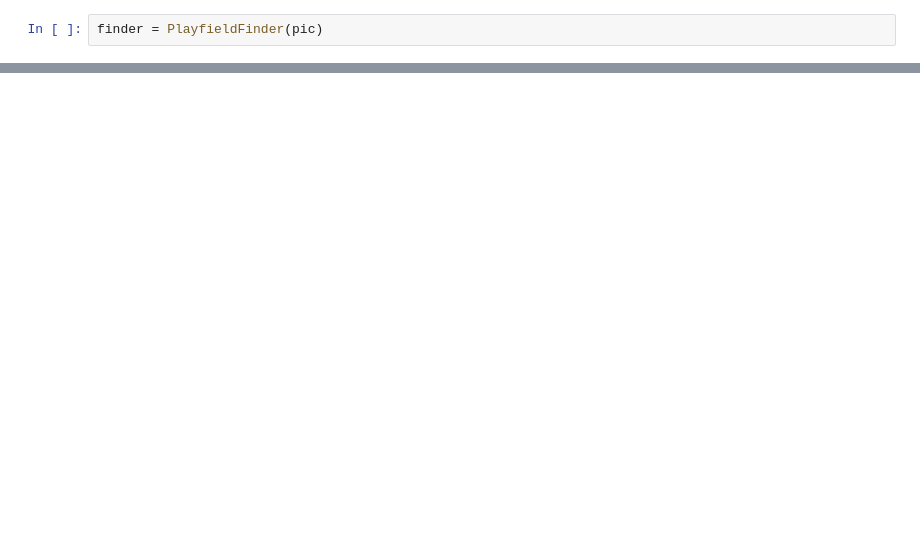
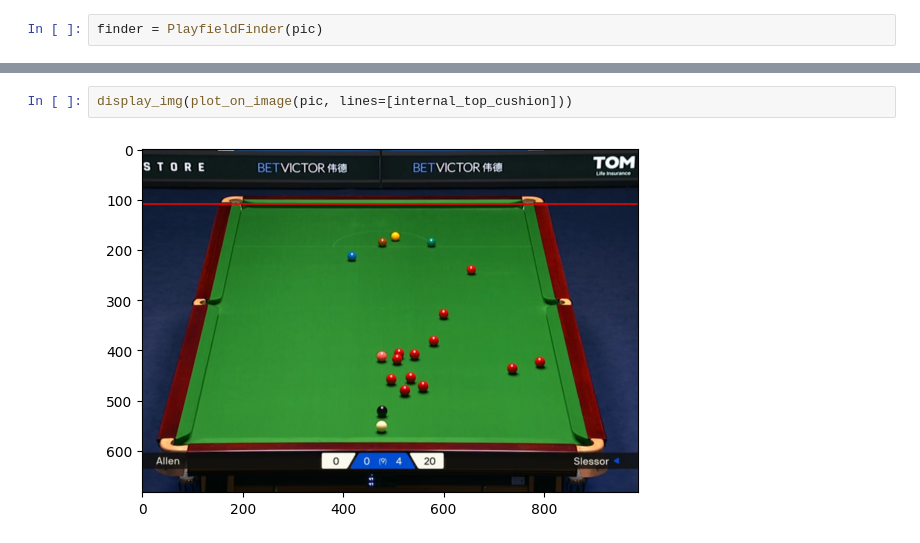
Before and after one commit to polymorvic/deep-peep-snooker, a Jupyter notebook: test copy.ipynb, the cells around one changed output, grey strips where cells are left out. Cells and saved outputs as stored; diff of their text form; blank space fills up the shorter version.

```diff
--- a/test copy.ipynb
+++ b/test copy.ipynb
@@ -24,0 +40,4 @@ display_img(b)
+# %%
+display_img(plot_on_image(pic, lines=[internal_top_cushion]))
+# %% [output]
+[figure, added]
```
Also changed, not shown: parts of 15 cells of this notebook, 1 other file.
